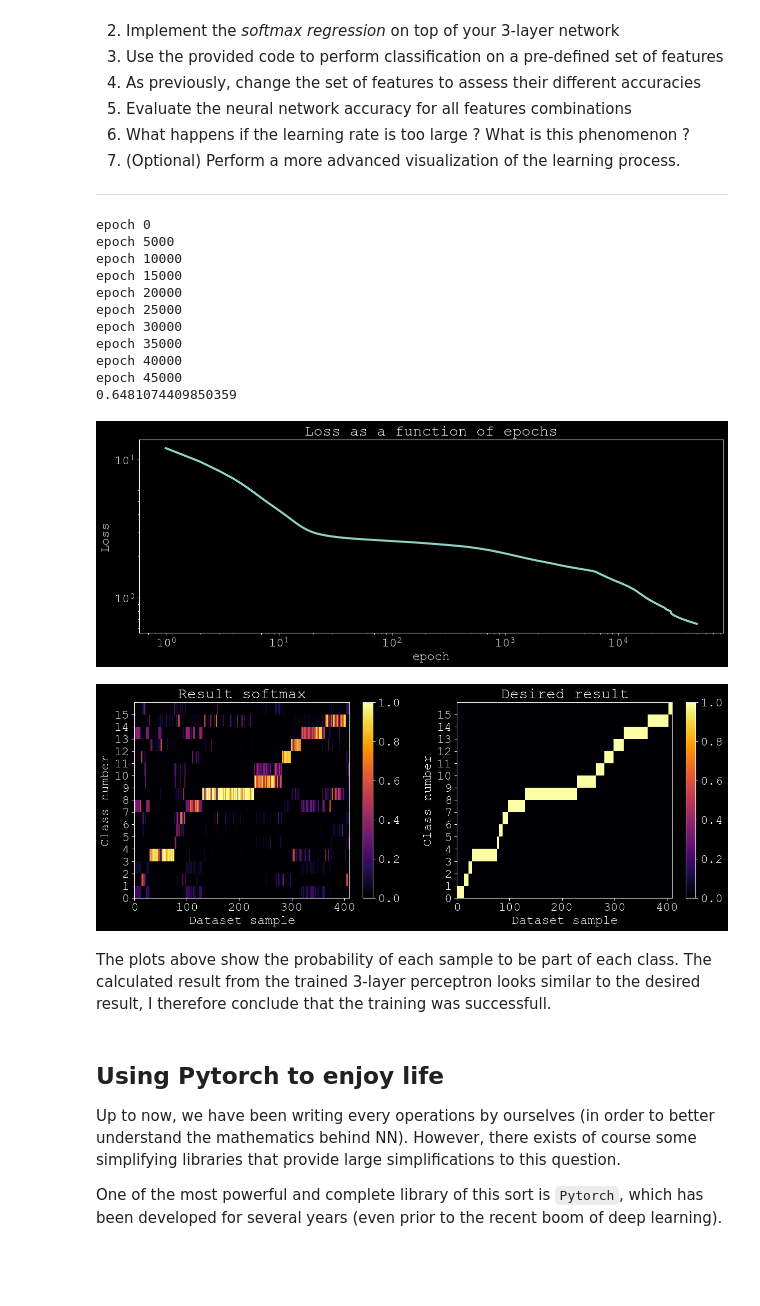
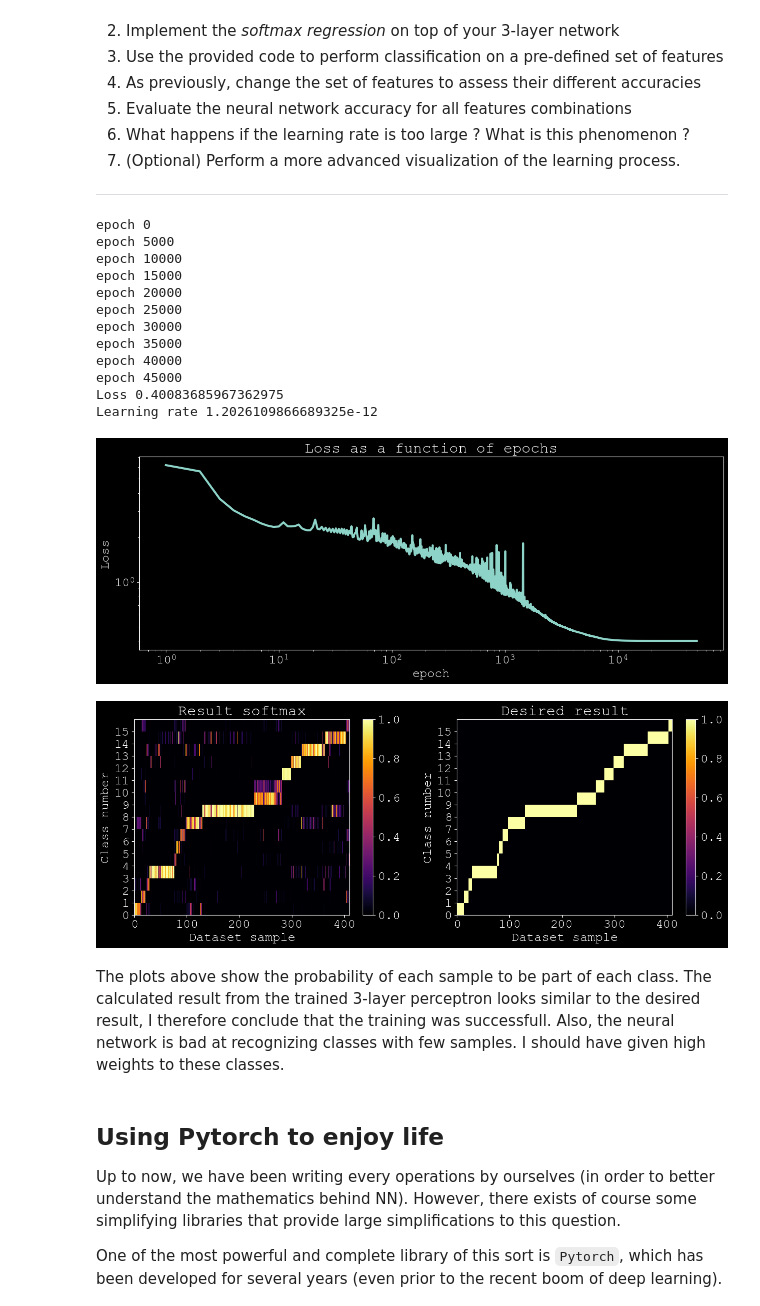
Before and after one commit to peladeaucome/atiam_ml, a Jupyter notebook: 02a_neural_networks.ipynb, the cells around one changed output. Cells and saved outputs as stored; diff of their text form; code cells hidden in the pictures; blank space fills up the shorter version.

```diff
--- a/02a_neural_networks.ipynb
+++ b/02a_neural_networks.ipynb
@@ -316,7 +320,7 @@ learnRate = .05        # Learning rate parameter
 momentum = .05         # Momentum parameter
 # Overall input patterns
 inputs = patterns
-TSS_Limit = .001                                          # Sum-squared error limit
+TSS_Limit = .0001                                          # Sum-squared error limit
 wdLam = .001 #weight decay coefficient
 # %% [markdown]
 ***
@@ -573,12 +577,12 @@ You should now have all the tools necessary to apply neural networks from scratc
 ***
 # %%
 ###### Parameters
-nHiddens1 = 100
-nHiddens2 = 100
-learnRate = 1e-2          # Learning rate parameter
-momentum = 0           # Momentum parameter
-TSS_Limit = .01        # Sum-squared error limit
-wdLam = 1e-4              # Weight decay coefficient
+nHiddens1 = 30
+nHiddens2 = 16
+learnRate = 5e-1        # Learning rate parameter it is high as I will reduce it through the epochs
+momentum = 0            # Momentum parameter
+loss_Limit = .01        # Sum-squared error limit
+wdLam = 0               # Weight decay coefficient
 n_epoch = 50000
 
 
@@ -592,7 +596,6 @@ bias2 = (np.random.randn(nHiddens2, 1) - 0.5)               # 2nd layer biases
 bias3 = (np.random.randn(nOutputs, 1) - 0.5)               # 3rd layer biases
 
 
-TSS = 0
 delta1 = np.zeros(np.shape(weights1))
 delta2 = np.zeros(np.shape(weights2))
 delta3 = np.zeros(np.shape(weights3))
@@ -604,6 +607,7 @@ loss_list = []
 
 actFn = relu
 d_actFn = drelu
+loss=0
 for epoch in range(n_epoch):
     #print('epoch',epoch)
 
@@ -613,20 +617,22 @@ for epoch in range(n_epoch):
     result3 = np.dot(weights3, result2)+bias3
     result3 = np.exp(result3)/(np.sum(np.exp(result3),axis = 0))
     #Loss
-    TSS_prev = TSS
+    loss_prev = loss
 
 
-    TSS = -1/N*np.sum(desired*np.log(result3))
+    loss = -1/N*np.sum(desired*np.log(result3))
     grad = -1/N*(desired-result3)
 
+    if loss>loss_prev and epoch>0:
+        learnRate *= .999
     #error = -np.array(desired-prob)
     #grad = 2*error
     #TSS = np.sum(np.square(error))
 
-    loss_list.append(TSS)
+    loss_list.append(loss)
     #print('Epoch %3d:  Error = %f' % (epoch, TSS));
     #test d'arret (si tout est juste)
-    if TSS < TSS_Limit:
+    if loss < loss_Limit:
         break
 
     #back-propagation
@@ -656,36 +662,38 @@ for epoch in range(n_epoch):
 
     delta3_prev = delta3
     delta3 = grad
 
     bias3 -= learnRate*np.sum(delta3,axis=1)[:,None]
     delta3 = np.dot(delta3,result2.transpose())
     delta3 = delta3 + 2*wdLam*weights3 + momentum*delta3_prev #weight decay and momentum
     weights3 -= learnRate*delta3
     if epoch%(n_epoch//10)==0:
         print('epoch', epoch)
 #        print('result',result3)
 #        print('weights3',weights3)
 #        print('\n')
-print(TSS)
+print('Loss', loss)
+print('Learning rate', learnRate)
 plt.figure(figsize = (15,5))
 plt.loglog(np.arange(len(loss_list))+1,loss_list)
 plt.title('Loss as a function of epochs')
 plt.xlabel('epoch')
 plt.ylabel('Loss')
 plt.show()
 # %% [output]
 epoch 0
 epoch 5000
 epoch 10000
 epoch 15000
 epoch 20000
 epoch 25000
 epoch 30000
 epoch 35000
 epoch 40000
 epoch 45000
-0.6481074409850359
+Loss 0.40083685967362975
+Learning rate 1.2026109866689325e-12
-[figure, old version]
+[figure, new version]
 # %%
 
 fig, ax = plt.subplots(nrows=1,ncols = 2,figsize = (15,5))
@@ -710,9 +718,9 @@ ax[1].set_yticks(np.arange(nOutputs))
 fig.colorbar(im1, ax=ax[1], orientation='vertical',cmap = [0,1])
 plt.show()
 # %% [output]
-[figure, old version]
+[figure, new version]
 # %% [markdown]
-The plots above show the probability of each sample to be part of each class. The calculated result from the trained 3-layer perceptron looks similar to the desired result, I therefore conclude that the training was successfull.
+The plots above show the probability of each sample to be part of each class. The calculated result from the trained 3-layer perceptron looks similar to the desired result, I therefore conclude that the training was successfull. Also, the neural network is bad at recognizing classes with few samples. I should have given high weights to these classes.
 # %% [markdown]
 ## Using Pytorch to enjoy life
 
```
Also changed, not shown: parts of 8 cells of this notebook, 1 other file.
